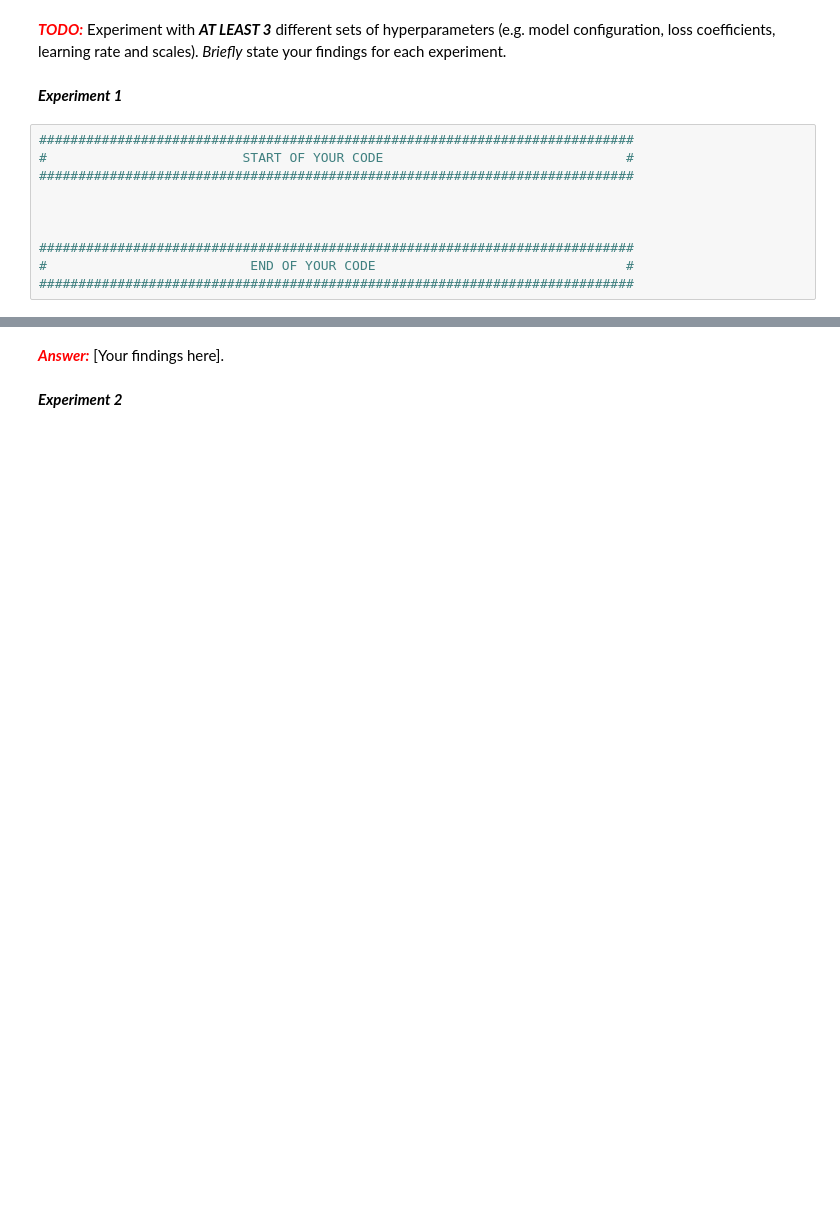
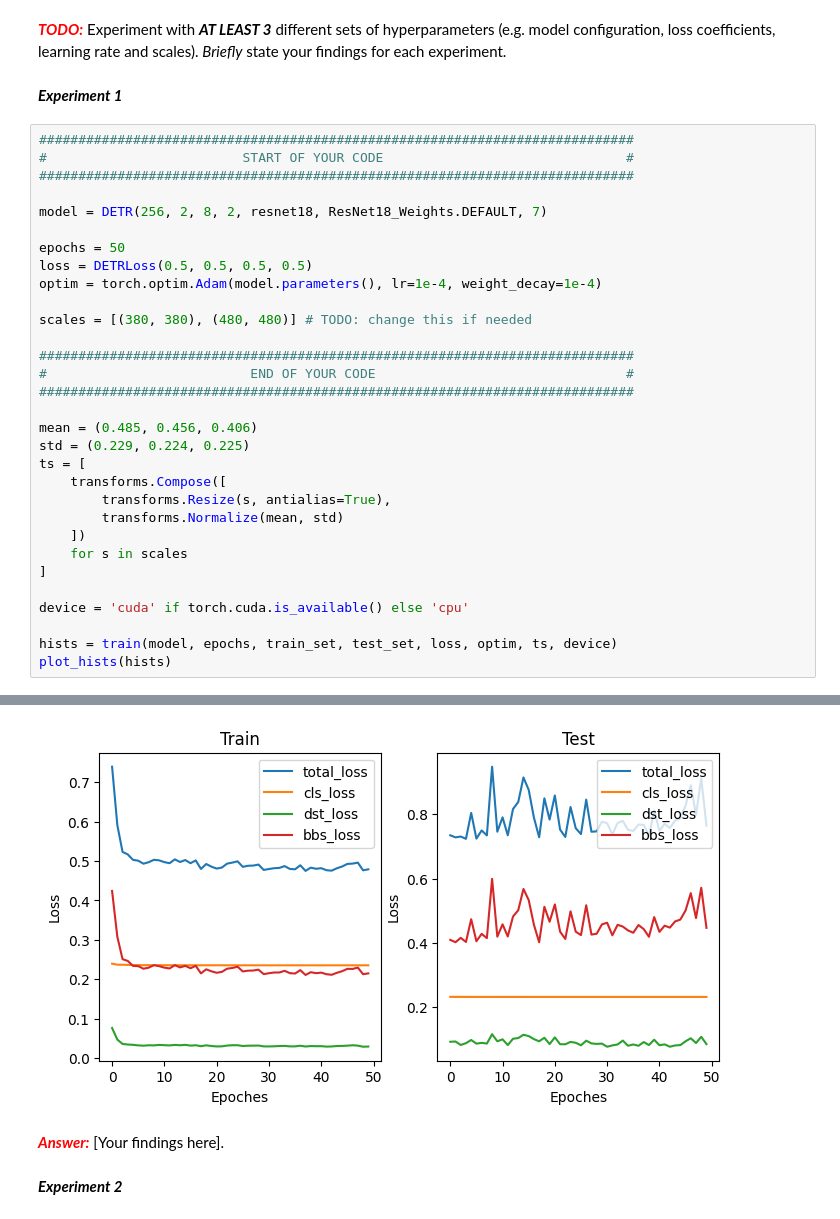
Before and after one commit to JL6850/e6691-2025spring-assign1-jl6850, a Jupyter notebook: e6691_2025spring_assignment1.ipynb, the cells around one changed output, grey strips where cells are left out. Cells and saved outputs as stored; diff of their text form; blank space fills up the shorter version.

```diff
--- a/e6691_2025spring_assignment1.ipynb
+++ b/e6691_2025spring_assignment1.ipynb
@@ -1228,13 +1247,35 @@ plot_hists(hists)
 <font color="red">***TODO:***</font> Experiment with ***AT LEAST 3*** different sets of hyperparameters (e.g. model configuration, loss coefficients, learning rate and scales). _Briefly_ state your findings for each experiment.
 # %% [markdown]
 ***Experiment 1***
-# %%
-############################################################################
-#                         START OF YOUR CODE                               #
-############################################################################
-
-
-
-############################################################################
-#                          END OF YOUR CODE                                #
-############################################################################
+# %%
+############################################################################
+#                         START OF YOUR CODE                               #
+############################################################################
+
+model = DETR(256, 2, 8, 2, resnet18, ResNet18_Weights.DEFAULT, 7)
+
+epochs = 50
+loss = DETRLoss(0.5, 0.5, 0.5, 0.5)
+optim = torch.optim.Adam(model.parameters(), lr=1e-4, weight_decay=1e-4)
+
+scales = [(380, 380), (480, 480)] # TODO: change this if needed
+
+############################################################################
+#                          END OF YOUR CODE                                #
+############################################################################
+
+mean = (0.485, 0.456, 0.406)
+std = (0.229, 0.224, 0.225)
+ts = [
+    transforms.Compose([
+        transforms.Resize(s, antialias=True),
+        transforms.Normalize(mean, std)
+    ])
+    for s in scales
+]
+
+device = 'cuda' if torch.cuda.is_available() else 'cpu'
+
+hists = train(model, epochs, train_set, test_set, loss, optim, ts, device)
+plot_hists(hists)
+# %% [output]
@@ -1241,3 +1299,4 @@ plot_hists(hists)
+[figure, added]
 # %% [markdown]
 <font color="red">***Answer:***</font> [Your findings here].
 # %% [markdown]
```
Also changed, not shown: parts of 5 cells of this notebook.
